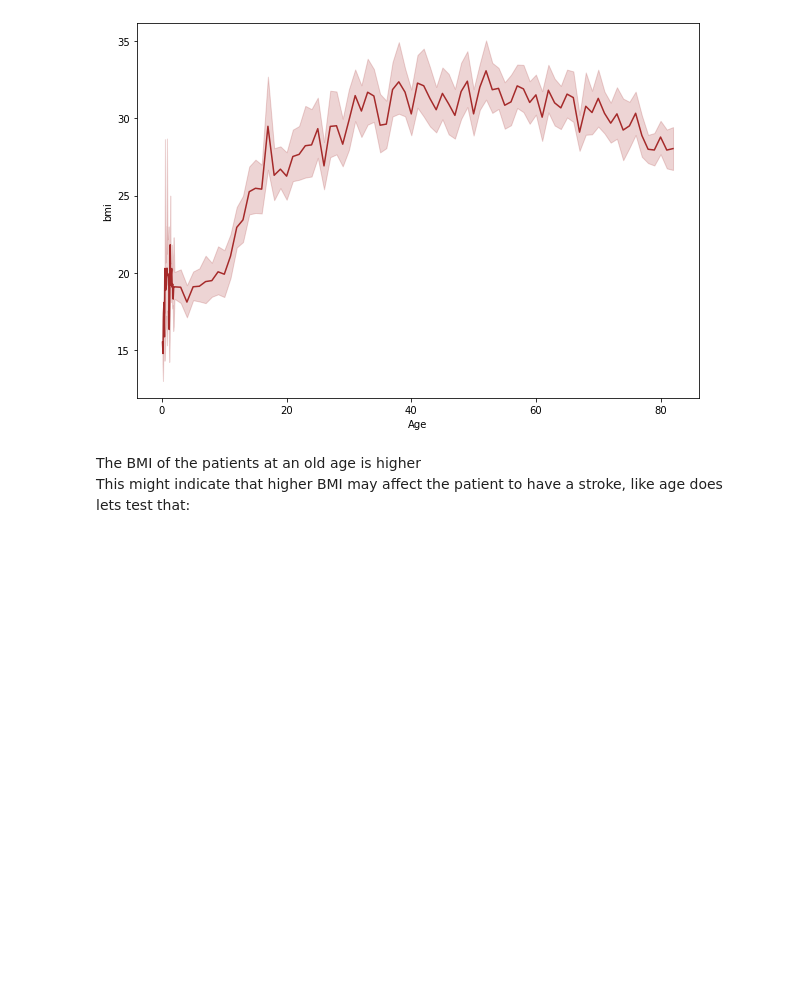
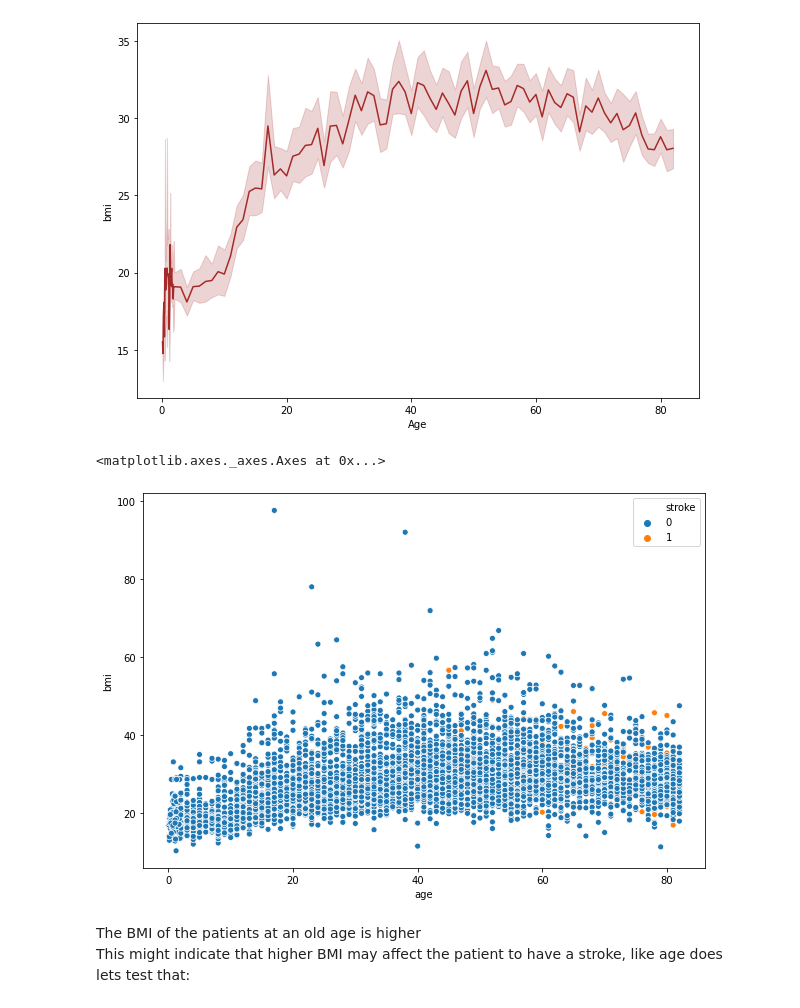
Before and after one commit to s4646/intro-to-data-science, a Jupyter notebook: Classification.ipynb, the cells around one changed output. Drawn from its saved outputs; the diff is of its cells as text; code cells hidden in the pictures; blank space fills up the shorter version.

```diff
--- a/Classification.ipynb
+++ b/Classification.ipynb
@@ -403,6 +398,13 @@ plt.ylabel('bmi')
 # %% [output]
 Text(0, 0.5, 'bmi')
 [figure]
+# %%
+fig = plt.figure()
+axes = fig.add_axes([0,0,1.3,1.3])
+sns.scatterplot(x=df.age,y=df.bmi.round(1), hue=df.stroke)
+# %% [output]
+<matplotlib.axes._axes.Axes at 0x...>
+[figure, added]
 # %% [markdown]
 The BMI of the patients at an old age is higher
 This might indicate that higher BMI may affect the patient to have a stroke, like age does
```
Also changed, not shown: parts of 32 cells of this notebook.
